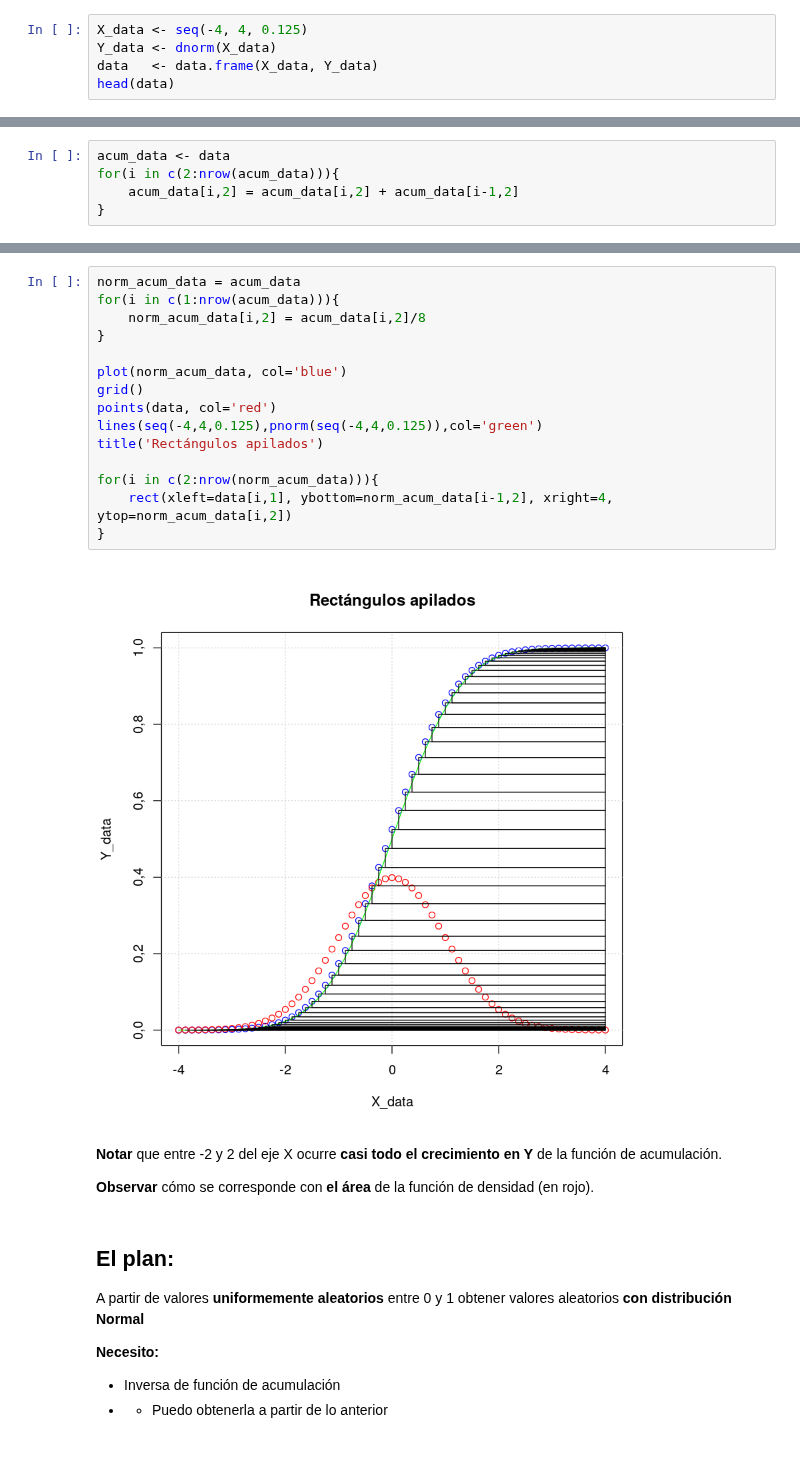
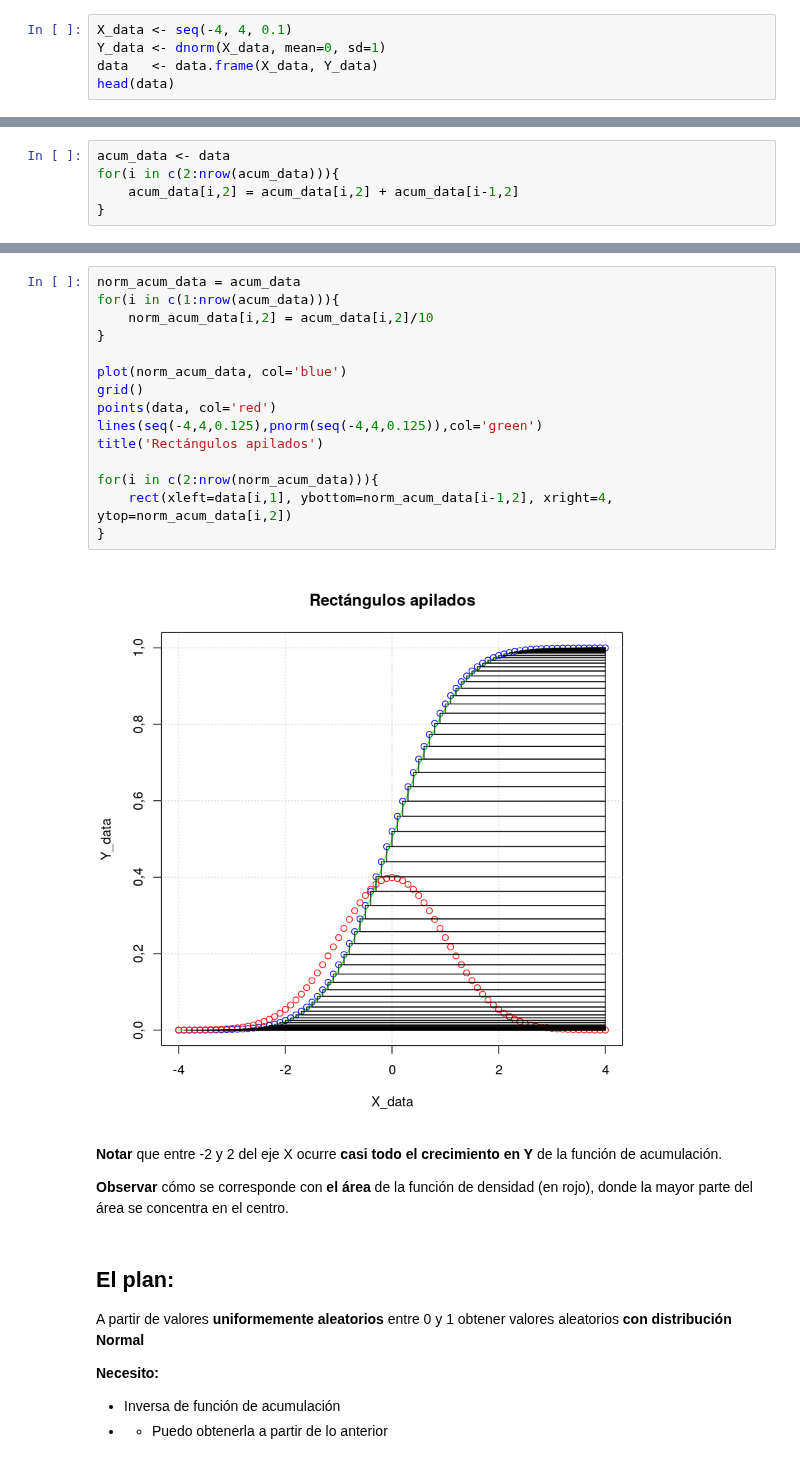
Before and after one commit to LecJackS/Probabilidades-y-Estadistica-2019-2doC, a Jupyter notebook: Inversa de Función de Acumulación y Generación de Variables Aleatorias.ipynb, the cells around one changed output, grey strips where cells are left out. Saved outputs shown, nothing was run; the diff lists cells and outputs as text.

```diff
--- a/Inversa de Función de Acumulación y Generación de Variables Aleatorias.ipynb
+++ b/Inversa de Función de Acumulación y Generación de Variables Aleatorias.ipynb
@@ -21,6 +70,6 @@
 # %%
-X_data <- seq(-4, 4, 0.125)
-Y_data <- dnorm(X_data)
+X_data <- seq(-4, 4, 0.1)
+Y_data <- dnorm(X_data, mean=0, sd=1)
 data   <- data.frame(X_data, Y_data)
 head(data)
 # %% [output]
@@ -140,24 +195,24 @@ Por qué la densidad queda POR ENCIMA de la de acumulación entre -2 y -1 ?
 # %%
 norm_acum_data = acum_data
 for(i in c(1:nrow(acum_data))){
-    norm_acum_data[i,2] = acum_data[i,2]/8
+    norm_acum_data[i,2] = acum_data[i,2]/10
 }
 
 plot(norm_acum_data, col='blue')
 grid()
 points(data, col='red')
 lines(seq(-4,4,0.125),pnorm(seq(-4,4,0.125)),col='green')
 title('Rectángulos apilados')
 
 for(i in c(2:nrow(norm_acum_data))){
     rect(xleft=data[i,1], ybottom=norm_acum_data[i-1,2], xright=4, ytop=norm_acum_data[i,2])
 }
 # %% [output]
-[figure, old version]
+[figure, new version]
 # %% [markdown]
 **Notar** que entre -2 y 2 del eje X ocurre **casi todo el crecimiento en Y** de la función de acumulación.
 
-**Observar** cómo se corresponde con **el área** de la función de densidad (en rojo).
+**Observar** cómo se corresponde con **el área** de la función de densidad (en rojo), donde la mayor parte del área se concentra en el centro.
 # %% [markdown]
 ## El plan:
 
```
Also changed, not shown: parts of 30 cells of this notebook.
